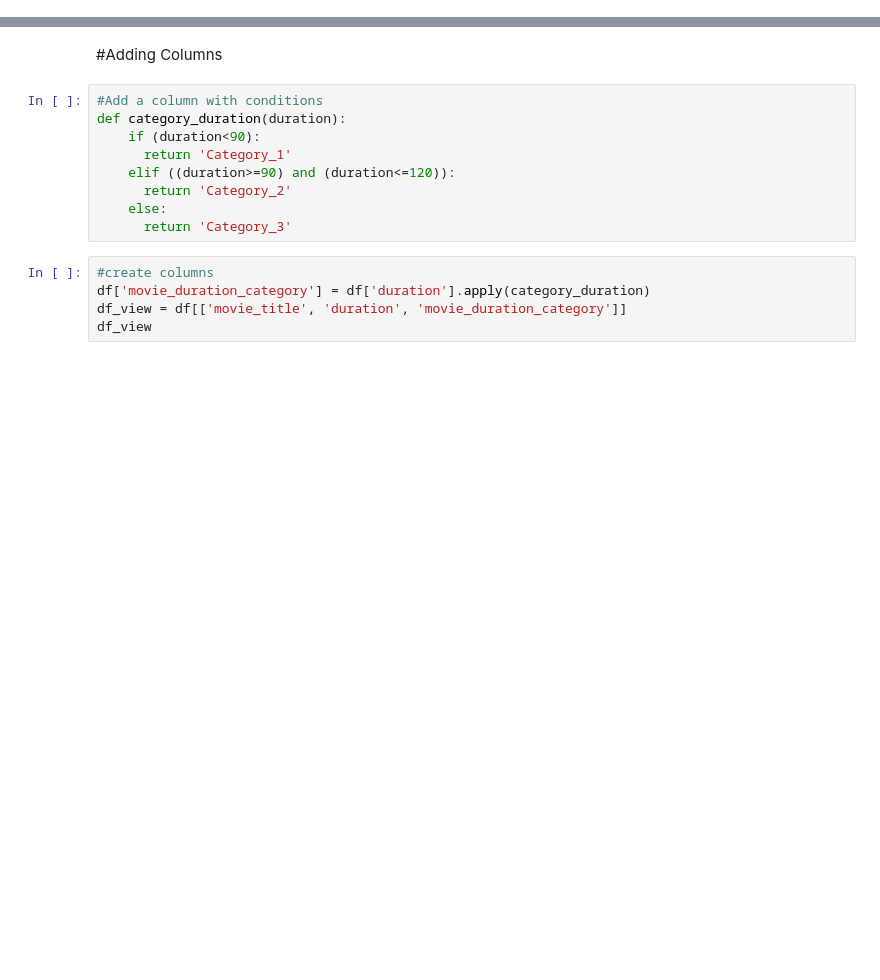
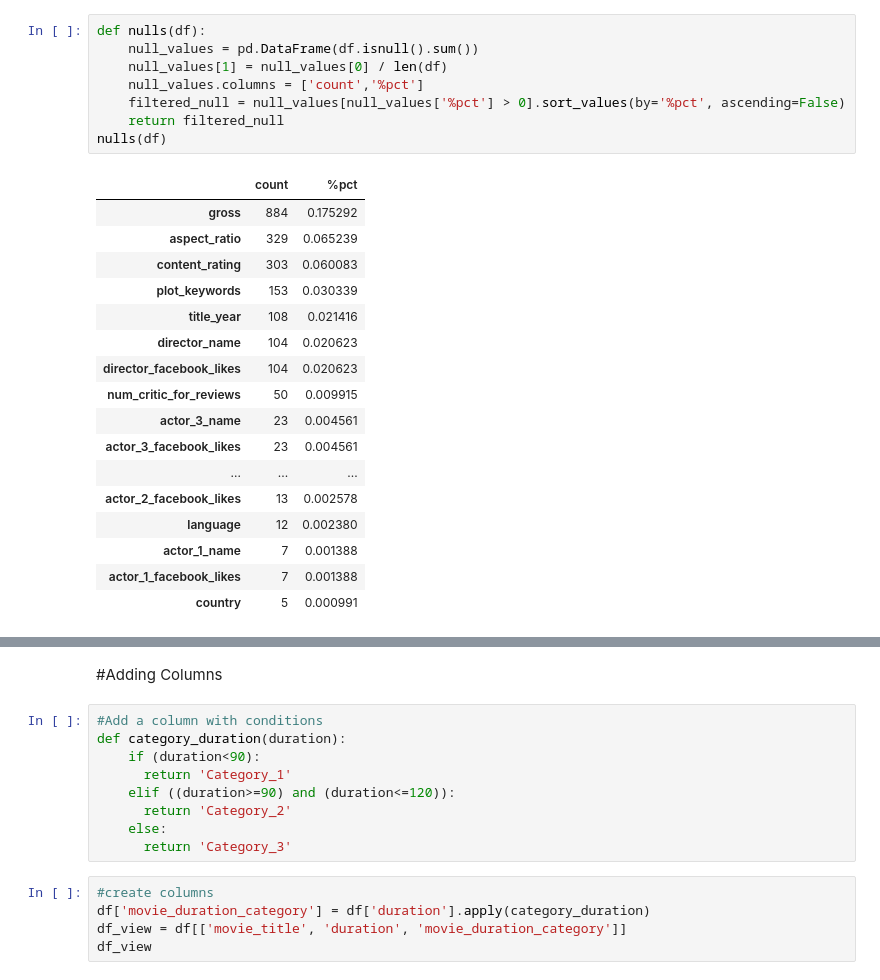
Before and after one commit to FatoniRahmat/Data-Analyst-in-Python, a Jupyter notebook: Movie_Dataset.ipynb, the cells around one changed output, grey strips where cells are left out. Saved outputs shown, nothing was run; the diff lists cells and outputs as text; blank space fills up the shorter version.

```diff
--- a/Movie_Dataset.ipynb
+++ b/Movie_Dataset.ipynb
@@ -70,0 +137,26 @@ Name: duration, dtype: float64
+# %%
+def nulls(df):
+    null_values = pd.DataFrame(df.isnull().sum())
+    null_values[1] = null_values[0] / len(df)
+    null_values.columns = ['count','%pct']
+    filtered_null = null_values[null_values['%pct'] > 0].sort_values(by='%pct', ascending=False)
+    return filtered_null
+nulls(df)
+# %% [output]
+|  | count | %pct |
+| gross | 884 | 0.175292 |
+| aspect_ratio | 329 | 0.065239 |
+| content_rating | 303 | 0.060083 |
+| plot_keywords | 153 | 0.030339 |
+| title_year | 108 | 0.021416 |
+| director_name | 104 | 0.020623 |
+| director_facebook_likes | 104 | 0.020623 |
+| num_critic_for_reviews | 50 | 0.009915 |
+| actor_3_name | 23 | 0.004561 |
+| actor_3_facebook_likes | 23 | 0.004561 |
+| ... | ... | ... |
+| actor_2_facebook_likes | 13 | 0.002578 |
+| language | 12 | 0.002380 |
+| actor_1_name | 7 | 0.001388 |
+| actor_1_facebook_likes | 7 | 0.001388 |
+| country | 5 | 0.000991 |
```
Also changed, not shown: parts of 35 cells of this notebook.
